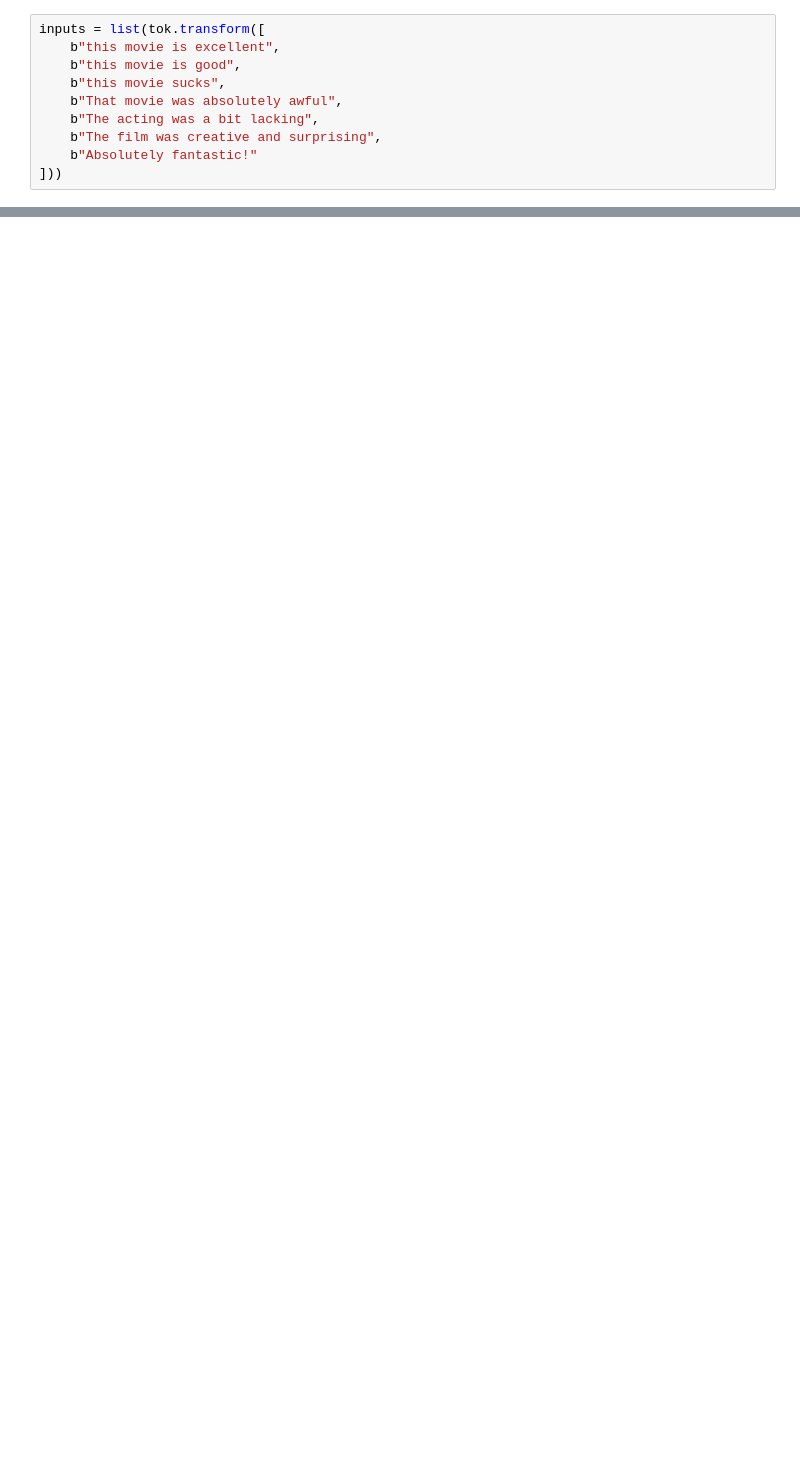
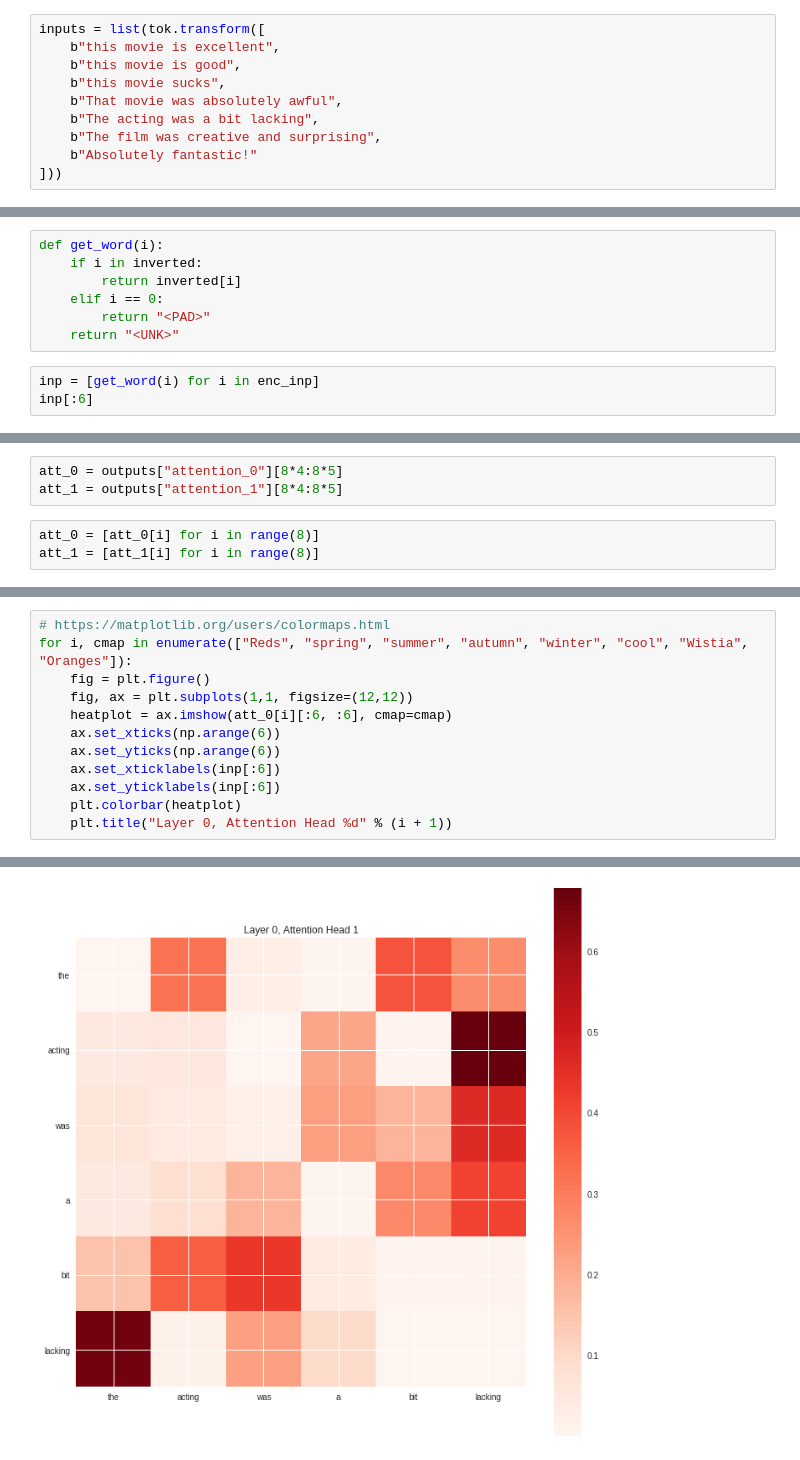
Before and after one commit to suyash/transformer, a Jupyter notebook: imdb_sentiment_demo.ipynb, the cells around one changed output, grey strips where cells are left out. Cells and saved outputs as stored; diff of their text form; blank space fills up the shorter version.

Commit message:
imdb_sentiment_demo: show self attention heatmaps

```diff
--- a/imdb_sentiment_demo.ipynb
+++ b/imdb_sentiment_demo.ipynb
@@ -53,0 +90,10 @@ array([[1.4082224e-13, 1.0000000e+00],
+# %%
+def get_word(i):
+    if i in inverted:
+        return inverted[i]
+    elif i == 0:
+        return "<PAD>"
+    return "<UNK>"
+# %%
+inp = [get_word(i) for i in enc_inp]
+inp[:6]
@@ -53,0 +106,6 @@ array([[1.4082224e-13, 1.0000000e+00],
+# %%
+att_0 = outputs["attention_0"][8*4:8*5]
+att_1 = outputs["attention_1"][8*4:8*5]
+# %%
+att_0 = [att_0[i] for i in range(8)]
+att_1 = [att_1[i] for i in range(8)]
@@ -53,0 +115,13 @@ array([[1.4082224e-13, 1.0000000e+00],
+# %%
+# https://matplotlib.org/users/colormaps.html
+for i, cmap in enumerate(["Reds", "spring", "summer", "autumn", "winter", "cool", "Wistia", "Oranges"]):
+    fig = plt.figure()
+    fig, ax = plt.subplots(1,1, figsize=(12,12))
+    heatplot = ax.imshow(att_0[i][:6, :6], cmap=cmap)
+    ax.set_xticks(np.arange(6))
+    ax.set_yticks(np.arange(6))
+    ax.set_xticklabels(inp[:6])
+    ax.set_yticklabels(inp[:6])
+    plt.colorbar(heatplot)
+    plt.title("Layer 0, Attention Head %d" % (i + 1))
+# %% [output]
@@ -53,0 +129 @@ array([[1.4082224e-13, 1.0000000e+00],
+[figure, added]
```
Also changed, not shown: parts of 13 cells of this notebook.
